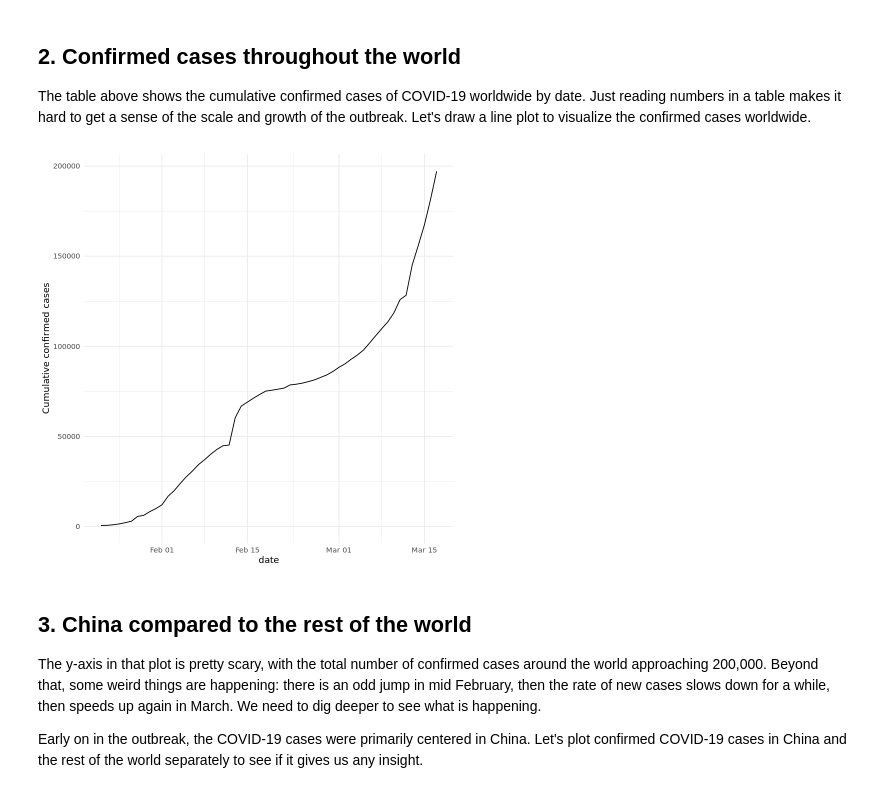
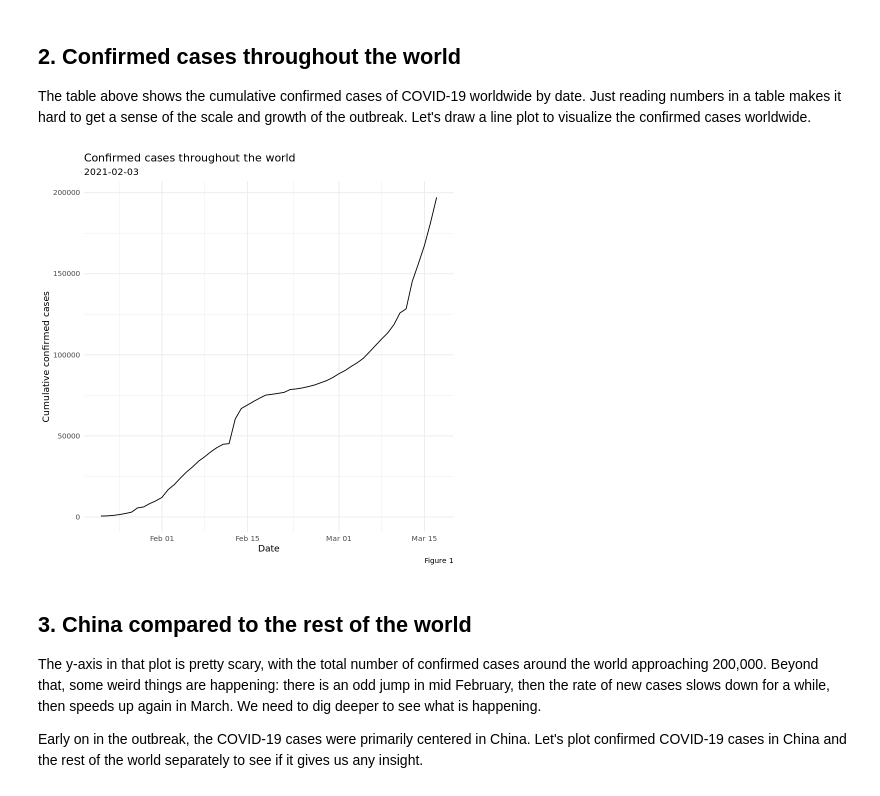
Before and after one commit to MohamedFarih/datacamp-playground, a Jupyter notebook: projects/Visualizing COVID-19/Visualizing COVID-19/notebook.ipynb, the cells around one changed output. Cells and saved outputs as stored; diff of their text form; code cells hidden in the pictures.

```diff
--- a/projects/Visualizing COVID-19/Visualizing COVID-19/notebook.ipynb
+++ b/projects/Visualizing COVID-19/Visualizing COVID-19/notebook.ipynb
@@ -66,9 +66,16 @@ A spec_tbl_df: 56 × 2
 # %%
 # Draw a line plot of cumulative cases vs. date
 # Label the y-axis
-ggplot(confirmed_cases_worldwide, aes(y=cum_cases, x=date)) + geom_line() + ylab("Cumulative confirmed cases")
+ggplot(confirmed_cases_worldwide, aes(x=date, y=cum_cases)) +
+geom_line() +
+labs(title = "Confirmed cases throughout the world",
+         subtitle = Sys.Date(),
+         caption = "Figure 1",
+         x = "Date",
+         y = "Cumulative confirmed cases",
+         size = 5)
 # %% [output]
-[figure, old version]
+[figure, new version]
 # %% [markdown]
 ## 3. China compared to the rest of the world
 <p>The y-axis in that plot is pretty scary, with the total number of confirmed cases around the world approaching 200,000. Beyond that, some weird things are happening: there is an odd jump in mid February, then the rate of new cases slows down for a while, then speeds up again in March. We need to dig deeper to see what is happening.</p>
```
Also changed, not shown: parts of 7 cells of this notebook.
